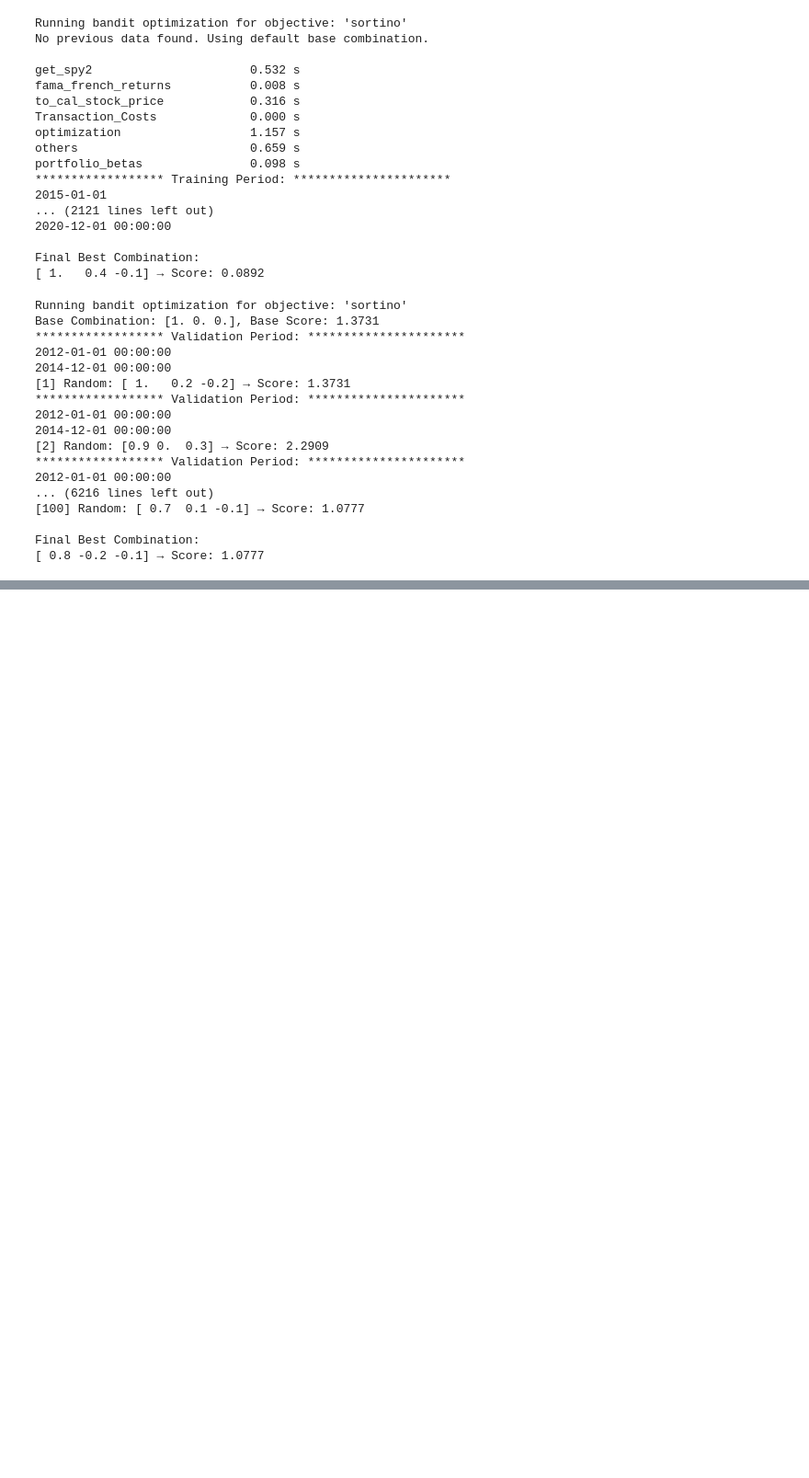
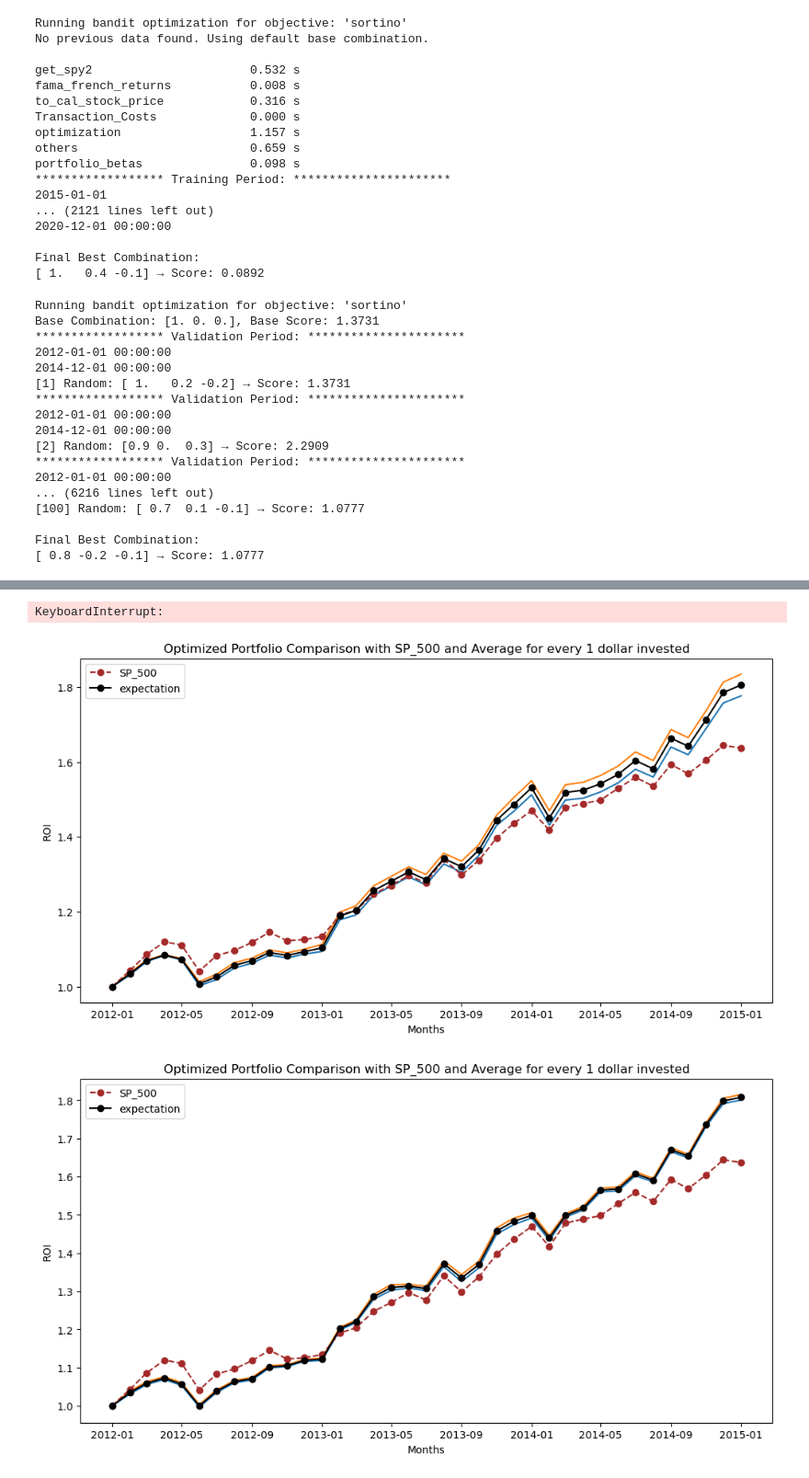
Before and after one commit to vincentbatten27/Multi-Factor_Investing, a Jupyter notebook: Multi_Factor_Fall_25/Run simulator.ipynb, the cells around one changed output, grey strips where cells are left out. Shown at 92% size. Saved outputs shown, nothing was run; the diff lists cells and outputs as text; code cells hidden in the pictures; blank space fills up the shorter version.

```diff
--- a/Multi_Factor_Fall_25/Run simulator.ipynb
+++ b/Multi_Factor_Fall_25/Run simulator.ipynb
@@ -1511,7 +1462,7 @@ def new_calculate_percentiles(yearly_data):
 
     return percentiles_data
 # %%
-def monte_carlo_simulation_rlm(n_simulations,mbetaA,mbetaB,mbetaC,type, in_years1, out_years, rebal_freq,adj):
+def monte_carlo_simulation_rlm(n_simulations,mbetaA,mbetaB,mbetaC,type, in_years1, out_years, rebal_freq,adj,adj1):
     global new_data
     global price_monthly_data
     global new_monthly_data
@@ -1532,7 +1483,7 @@ def monte_carlo_simulation_rlm(n_simulations,mbetaA,mbetaB,mbetaC,type, in_years
             if(rebal_freq == 'y' or rebal_freq ==  'dry'):
                 oos1_new_performance=new_run_with_backtest_rebalance_rlm(in_years1,out_years,mbetaA,mbetaB,mbetaC,rebal_freq,adj)
             if(rebal_freq == 'm' or rebal_freq == 'drm'):
-                oos1_new_performance = new_run_with_backtest_mrebalance_rlm(in_years1,out_years,mbetaA,mbetaB,mbetaC,rebal_freq)
+                oos1_new_performance = new_run_with_backtest_mrebalance_rlm(in_years1,out_years,mbetaA,mbetaB,mbetaC,rebal_freq,adj,adj1)
         else:
             oos1_new_performance=new_run_with_backtest(in_years1,out_years,mbetaA,mbetaB,mbetaC)
         globals()[f'x{i}_df']=oos1_new_performance.copy()
@@ -3716,3 +3667,25 @@ Base Combination: [1. 0. 0.], Base Score: 1.3731
 
 Final Best Combination:
 [ 0.8 -0.2 -0.1] → Score: 1.0777
+# %%
+oos1_list,oos1_list_yearly,oos1_average=monte_carlo_simulation(2,1, 0, 0,'rebalance', 3,10, 'y',None)
+# %%
+for count,month in enumerate(months):
+    count_a = count//12
+
+    print('count_a')
+    print(count_a)
+    oos1_list,oos1_list_yearly,oos1_average=monte_carlo_simulation_rlm(2,1, 0, 0,'rebalance', 3,13-count_a, 'm',10-count_a,count)
+    print(' ')
+    print(' ')
+    print(' ')
+    print(' ')
+    print(' ')
+    print(' ')
+    print('*******Tehe*********')
+    print(' ')
+    print(' ')
+    print(' ')
+    print(' ')
+    print(' ')
+    print(' ')
@@ -3718,0 +3711,3 @@ Final Best Combination:
+# %%
+months = oos1_list[0].index
+months
@@ -3719,27 +3723,29 @@ Final Best Combination:
 # %%
-for count,year in enumerate(years):
-    print(year)
+for count,month in enumerate(months):
+    year = month.year
+    print(month)
     df = pd.read_csv(f'Reward_CSVs_Surrogate/yrebal_explored_sortino_surrogate_{year}.csv')
     df = df.sort_values(by='reward')
     df=df[-10:]
     top_10a = df['c1']
     top_10b = df['c2']
     top_10c = df['c3']
+    count_a = count//12
     for x in range(10):
         betaa = top_10a.iloc[x]
         betab = top_10b.iloc[x]
         betac = top_10c.iloc[x]
-        oos1_list,oos1_list_yearly,oos1_average=monte_carlo_simulation_rlm(10,betaa, betab, betac,'rebalance', 3,13-count, 'y',10-count) # change this to adjust training/validation sets
+        oos1_list,oos1_list_yearly,oos1_average=monte_carlo_simulation_rlm(2,betaa, betab, betac,'rebalance', 3,13-count_a, 'm',10-count_a, count) # change this to adjust training/validation sets
         simulated_df = final_visual()
 
         ret_spy = simulated_df['SP_500'].pct_change().dropna()
         ret_opt = simulated_df['Optimized Portfolio'].pct_change().dropna()
         active = ret_opt - ret_spy  # rf cancels anyway
         gamma = 1.0
-        MAR = -theta_d/4
+        MAR = -(active.std(ddof=1))/4
         downside_active = np.minimum(active-MAR,0)
+        theta_d = (downside_active**2).mean()
 
-        theta_d = (downside_active**2).mean()
         lam = gamma/(theta_d + 1e-12)
         lam = np.clip(lam,5,100)
 
@@ -3749,7 +3755,7 @@ for count,year in enumerate(years):
         print(simulated_df.index[0])
         print(simulated_df.index[-1])
         print(oos1_list[0])
-        storage_file = f"yrebal_explored_sortino_resample_surrogate_{year}.csv"
+        storage_file = f"yrebal_explored_sortino_resample_surrogate_{str(month.date())}.csv"
         new_entry = pd.DataFrame([{
             'c1': betaa,
             'c2': betab,
@@ -3781,0 +3788,3 @@ Date
+KeyboardInterrupt:
+[figure, added]
+[figure, added]
```
Also changed, not shown: parts of 11 cells of this notebook, 2 other files.
